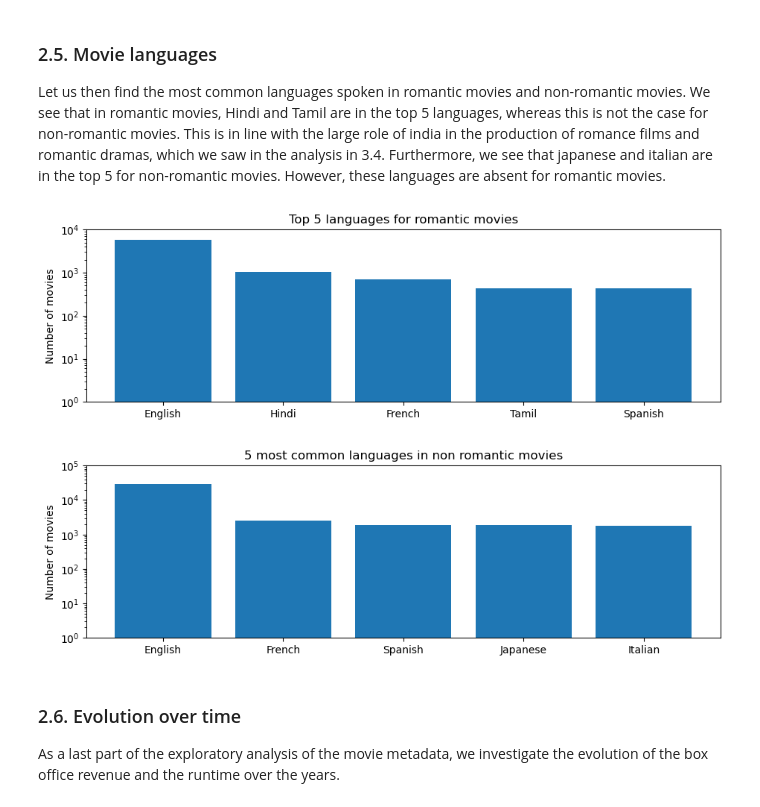
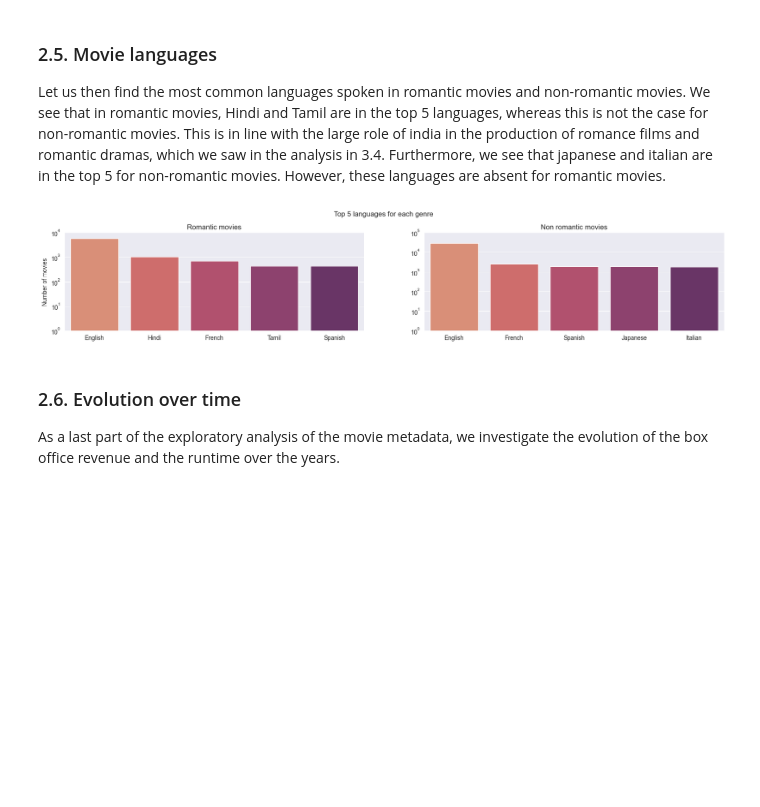
Before and after one commit to epfl-ada/ada-2022-project-toestewbrr, a Jupyter notebook: general_analysis.ipynb, the cells around one changed output. Saved outputs shown, nothing was run; the diff lists cells and outputs as text; code cells hidden in the pictures; blank space fills up the shorter version.

```diff
--- a/general_analysis.ipynb
+++ b/general_analysis.ipynb
@@ -184,11 +188,15 @@ genre_counts = {k: v for k, v in sorted(
     genre_counts.items(), key=lambda item: item[1], reverse=True)}
 genre_counts = {k: genre_counts[k] for k in list(genre_counts)[:10]}
 
-# Plot histogram with top 10 most common genres
+
+# Plot histogram with top 10 most common genres using seaborn
 plt.figure(figsize=(8, 3))
-plt.bar(genre_counts.keys(), genre_counts.values())
+sns.barplot(x=list(genre_counts.keys()), y=list(genre_counts.values()))
 plt.xticks(rotation=90)
 plt.title('Top 10 most common genres')
+sns.set_palette("flare")
+sns.set_style('darkgrid')
+plt.ylabel('Number of movies')
 plt.show()
 # %% [output]
 Number of unique genres:  363
@@ -347,8 +369,11 @@ non_romance_movies['number_countries'] = non_romance_movies['Countries'].apply(g
 
 #Plot percentage of movies with more than 1 country, for romantic genres and non-romantic movies
 plt.figure(figsize=(9, 3))
-plt.bar(['Romantic comedy', 'Romantic film', 'Romantic drama', 'Romantic fantasy', 'Non romantic movies'], [
-        romantic_comedy[romantic_comedy['number_countries'] > 1].shape[0]/romantic_comedy.shape[0], romantic_film[romantic_film['number_countries'] > 1].shape[0]/romantic_film.shape[0], romantic_drama[romantic_drama['number_countries'] > 1].shape[0]/romantic_drama.shape[0], romantic_fantasy[romantic_fantasy['number_countries'] > 1].shape[0]/romantic_fantasy.shape[0], non_romance_movies[non_romance_movies['number_countries'] > 1].shape[0]/non_romance_movies.shape[0]])
-plt.title('Percentage of movies with more than 1 country')
+sns.barplot(x=['Romantic comedy', 'Romantic film', 'Romantic drama', 'Romantic fantasy', 'Non romantic movies'], y=[
+                romantic_comedy[romantic_comedy['number_countries'] > 1].shape[0]/romantic_comedy.shape[0], romantic_film[romantic_film['number_countries'] > 1].shape[0]/romantic_film.shape[0], romantic_drama[romantic_drama['number_countries'] > 1].shape[0]/romantic_drama.shape[0], romantic_fantasy[romantic_fantasy['number_countries'] > 1].shape[0]/romantic_fantasy.shape[0], non_romance_movies[non_romance_movies['number_countries'] > 1].shape[0]/non_romance_movies.shape[0]],
+                palette=colors)
+plt.title('Percentage of movies with more than 1 country by genre')
+plt.ylabel('Percentage')
+sns.set_style('darkgrid')
 plt.show()
 # %% [output]
@@ -403,39 +418,29 @@ Let us then find the most common languages spoken in romantic movies and non-rom
 # %%
 #Get languages romantic movies overall
 romance_movies_lang = romance_movies[romance_movies['Languages'].notnull()]
 languages_romance = romance_movies_lang.Languages.sum()
 values, counts = np.unique(languages_romance, return_counts=True)
 
-#Print 5 most common languages in romantic movies
-plt.figure(figsize=(11, 3))
-plt.bar(values[counts.argsort()[-5:][::-1]], counts[counts.argsort()[-5:][::-1]])
-#title
-plt.title('Top 5 languages for romantic movies')
-#log y scale
-plt.yscale('log')
-#y label
-plt.ylabel('Number of movies')
-#Have more ticks on the y axis
-plt.yticks([1, 10, 100, 1000, 10000])
-plt.show()
-
 #Plot 5 most common languages in non romantic movies
 non_romance_movies_lang = non_romance_movies[non_romance_movies['Languages'].notnull()]
 languages_non_romance = non_romance_movies_lang.Languages.sum()
-values, counts = np.unique(languages_non_romance, return_counts=True)
-plt.figure(figsize=(11, 3))
-plt.bar(values[counts.argsort()[-5:][::-1]], counts[counts.argsort()[-5:][::-1]])
-plt.title('5 most common languages in non romantic movies')
-#log y scale
-plt.yscale('log')
-#Give y label
-plt.ylabel('Number of movies')
-#Have more ticks on the y axis
-plt.yticks([1, 10, 100, 1000, 10000, 100000])
+values_non_romance, counts_non_romance = np.unique(languages_non_romance, return_counts=True)
+
+fig, axs = plt.subplots(1, 2, figsize=(20, 3))
+sns.barplot(x=values[counts.argsort()[-5:][::-1]], y=counts[counts.argsort()[-5:][::-1]], ax=axs[0], palette='flare')
+sns.barplot(x=values_non_romance[counts_non_romance.argsort()[-5:][::-1]], y=counts_non_romance[counts_non_romance.argsort()[-5:][::-1]], ax=axs[1], palette='flare')
+axs[0].set_title('Romantic movies')
+axs[1].set_title('Non romantic movies')
+axs[0].set_ylabel('Number of movies')
+axs[0].set_yscale('log')
+axs[1].set_yscale('log')
+axs[0].set_yticks([1, 10, 100, 1000, 10000])
+axs[1].set_yticks([1, 10, 100, 1000, 10000, 100000])
+fig.suptitle('Top 5 languages for each genre', y=1.05)
+sns.set_style('darkgrid')
 plt.show()
 # %% [output]
-[figure, old version]
+[figure, new version]
-[figure, removed]
 # %% [markdown]
 ### 2.6. Evolution over time
 
```
Also changed, not shown: parts of 15 cells of this notebook.
